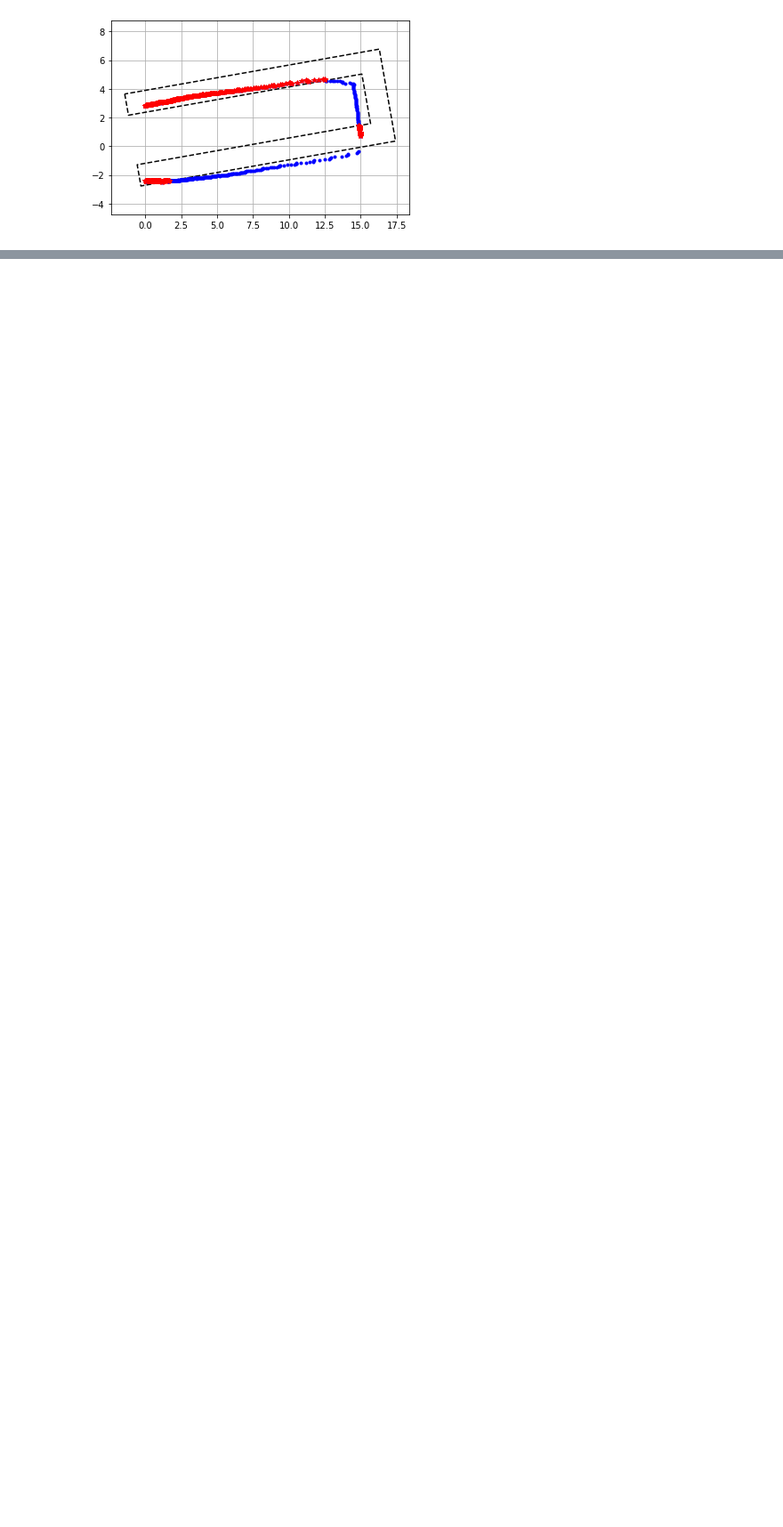
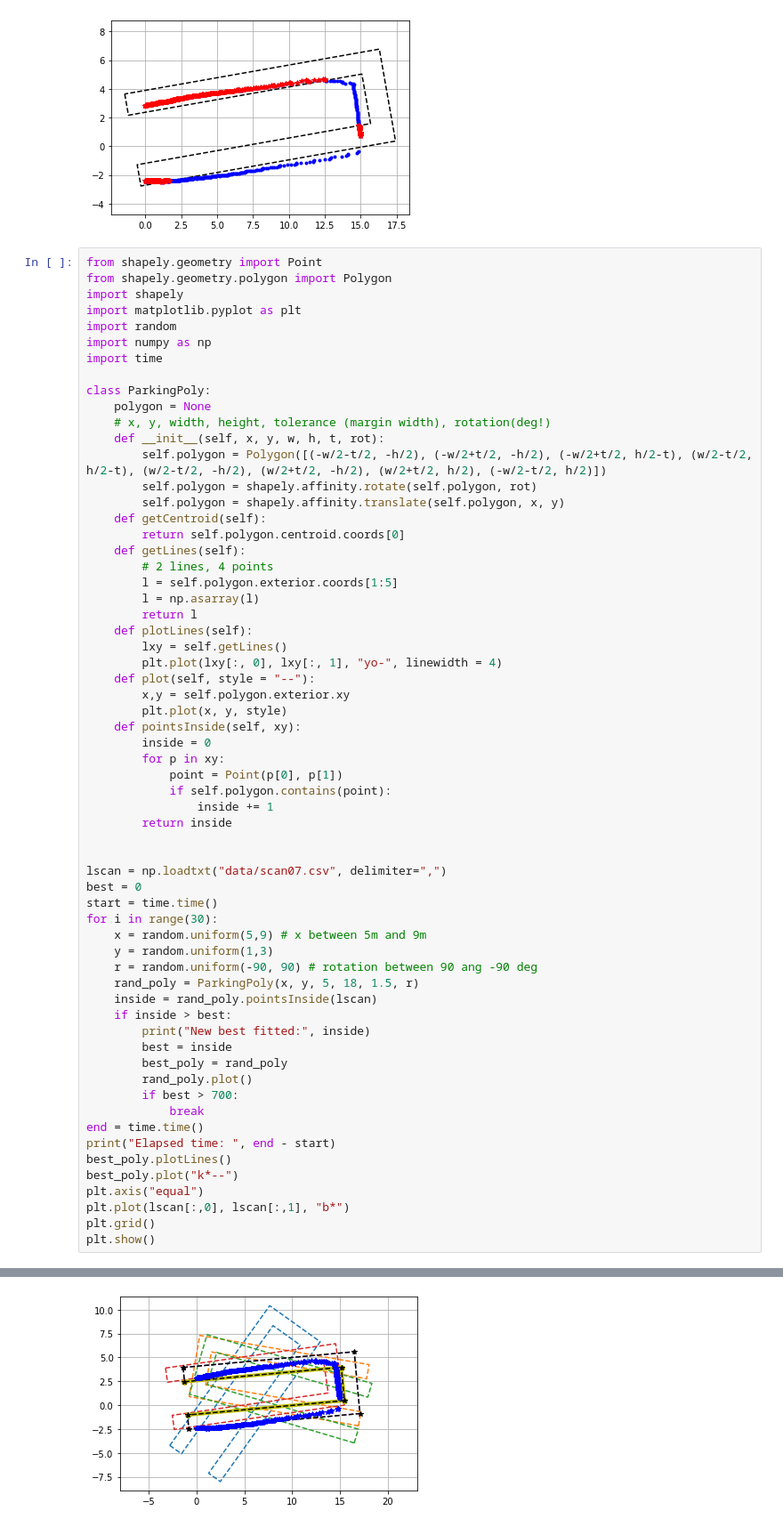
Before and after one commit to horverno/sze-academic-python, a Jupyter notebook: eload/eapoligon.ipynb, the cells around one changed output, grey strips where cells are left out. Shown: that part at 89% size. Cells and saved outputs as stored; diff of their text form; blank space fills up the shorter version.

```diff
--- a/eload/eapoligon.ipynb
+++ b/eload/eapoligon.ipynb
@@ -83,3 +83,66 @@ plt.grid()
 plt.show()
 # %% [output]
 [figure]
+# %%
+from shapely.geometry import Point
+from shapely.geometry.polygon import Polygon
+import shapely
+import matplotlib.pyplot as plt
+import random
+import numpy as np
+import time
+
+class ParkingPoly:
+    polygon = None
+    # x, y, width, height, tolerance (margin width), rotation(deg!)
+    def __init__(self, x, y, w, h, t, rot):
+        self.polygon = Polygon([(-w/2-t/2, -h/2), (-w/2+t/2, -h/2), (-w/2+t/2, h/2-t), (w/2-t/2, h/2-t), (w/2-t/2, -h/2), (w/2+t/2, -h/2), (w/2+t/2, h/2), (-w/2-t/2, h/2)])
+        self.polygon = shapely.affinity.rotate(self.polygon, rot)
+        self.polygon = shapely.affinity.translate(self.polygon, x, y)
+    def getCentroid(self):
+        return self.polygon.centroid.coords[0]
+    def getLines(self):
+        # 2 lines, 4 points
+        l = self.polygon.exterior.coords[1:5]
+        l = np.asarray(l)
+        return l
+    def plotLines(self):
+        lxy = self.getLines()
+        plt.plot(lxy[:, 0], lxy[:, 1], "yo-", linewidth = 4)
+    def plot(self, style = "--"):
+        x,y = self.polygon.exterior.xy
+        plt.plot(x, y, style)
+    def pointsInside(self, xy):
+        inside = 0
+        for p in xy:
+            point = Point(p[0], p[1])
+            if self.polygon.contains(point):
+                inside += 1
+        return inside
+
+
+lscan = np.loadtxt("data/scan07.csv", delimiter=",")
+best = 0
+start = time.time()
+for i in range(30):
+    x = random.uniform(5,9) # x between 5m and 9m
+    y = random.uniform(1,3)
+    r = random.uniform(-90, 90) # rotation between 90 ang -90 deg
+    rand_poly = ParkingPoly(x, y, 5, 18, 1.5, r)
+    inside = rand_poly.pointsInside(lscan)
+    if inside > best:
+        print("New best fitted:", inside)
+        best = inside
+        best_poly = rand_poly
+        rand_poly.plot()
+        if best > 700:
+            break
+end = time.time()
+print("Elapsed time: ", end - start)
+best_poly.plotLines()
+best_poly.plot("k*--")
+plt.axis("equal")
+plt.plot(lscan[:,0], lscan[:,1], "b*")
+plt.grid()
+plt.show()
+# %% [output]
@@ -85,0 +155 @@ plt.show()
+[figure, added]
```
Also changed, not shown: parts of 3 cells of this notebook, 1 other file.
